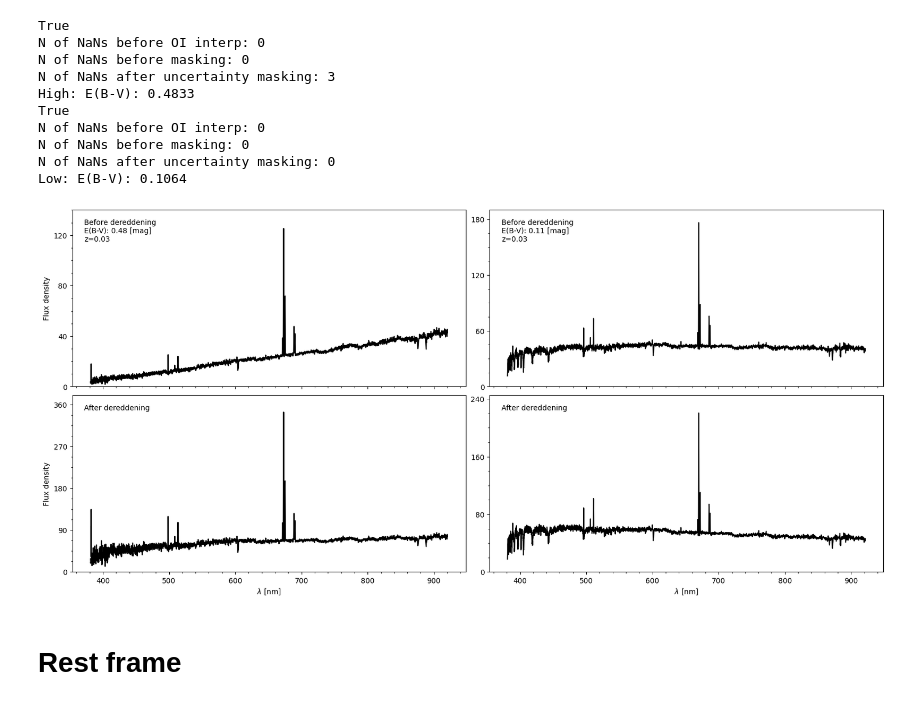
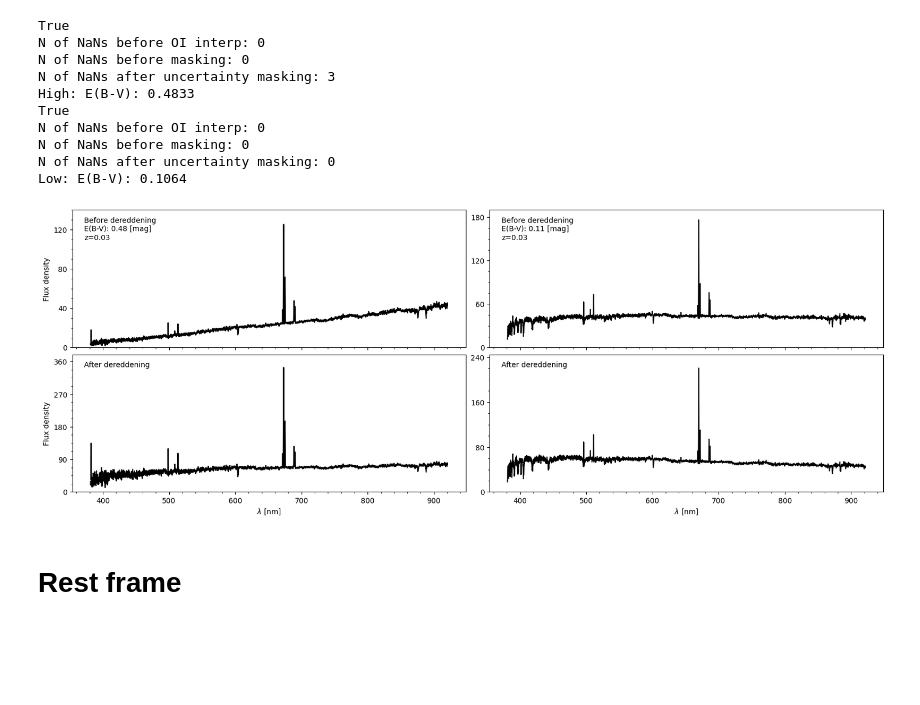
Before and after one commit to ed-ortizm/sdss, a Jupyter notebook: data_prep_illustrations/02_data_prep.ipynb, the cells around one changed output. Saved outputs shown, nothing was run; the diff lists cells and outputs as text; code cells hidden in the pictures; blank space fills up the shorter version.

```diff
--- a/data_prep_illustrations/02_data_prep.ipynb
+++ b/data_prep_illustrations/02_data_prep.ipynb
@@ -378,7 +375,7 @@ Median raw flux (OI interpolated): 43.43
 # Figure
 fig, axs = plt.subplots(
     2, 2,
-    figsize=(20, 9),
+    figsize=(20, 7),
     sharex=True,
 )
 # -------------------------------------------------
@@ -518,7 +515,7 @@ sf_oi_mask = (
 # %%
 fig, axs = plt.subplots(
     2, 2,
-    figsize=(20, 10),
+    figsize=(20, 7),
     sharex=False,
 )
 # -------------------------------------------------
@@ -608,8 +605,8 @@ add_oi_indicator(
 )
 # adjust vertical space
 plt.subplots_adjust(
-    hspace=0.075,
-    wspace=0.06
+    hspace=0.095,
+    wspace=0.065
 )
 # -------------------------------------------------
 fig.savefig(
@@ -675,7 +672,7 @@ raw_wave_nm = raw_wave * 0.1
 # ---------------------------------------------------------------
 fig, axs = plt.subplots(
     2, 1,
-    figsize=(10, 6),
+    figsize=(10, 7),
     sharex=True,
 )
 # ---------------------------------------------------------------
@@ -855,7 +852,7 @@ Low: E(B-V): 0.1064
 # -------------------------------------------------
 fig, axs = plt.subplots(
     2, 2,
-    figsize=(20, 9),
+    figsize=(20, 7),
     sharex=True,
 )
 # -------------------------------------------------
@@ -908,34 +905,34 @@ ticks = [0, 60, 120, 180]
 axs[0, 1].set_yticks(ticks)
 # -------------------------------------------------
 axs[1, 1].plot(low_ebv_raw_wave_nm, low_ebv_dered_flux, color='black')
 axs[1, 1].text(
     0.03, 0.95,
     f'After dereddening',
     transform=axs[1,1].transAxes,
     # fontsize=14,
     verticalalignment='top',
     # fontweight='bold'
 )
 axs[1, 1].set_ylim(0, 245)
 ticks = [0, 80, 160, 240]
 axs[1, 1].set_yticks(ticks)
 # -------------------------------------------------
 axs[-1, 0].set_xlabel(r"$\lambda$ [nm]")
 axs[-1, 1].set_xlabel(r"$\lambda$ [nm]")
 #
 for ax in axs.flatten(): ax.minorticks_on()
 
 # adjust vertical space
 plt.subplots_adjust(
     hspace=0.05,
     wspace=0.06
 )
 fig.savefig(
     f"{ch_3_dir}/gal_ext_correction.pdf",
     bbox_inches='tight'
 )
 # %% [output]
-[figure, old version]
+[figure, new version]
 # %% [markdown]
 # Rest frame
 # %%
```
Also changed, not shown: parts of 7 cells of this notebook, 2 other files.
